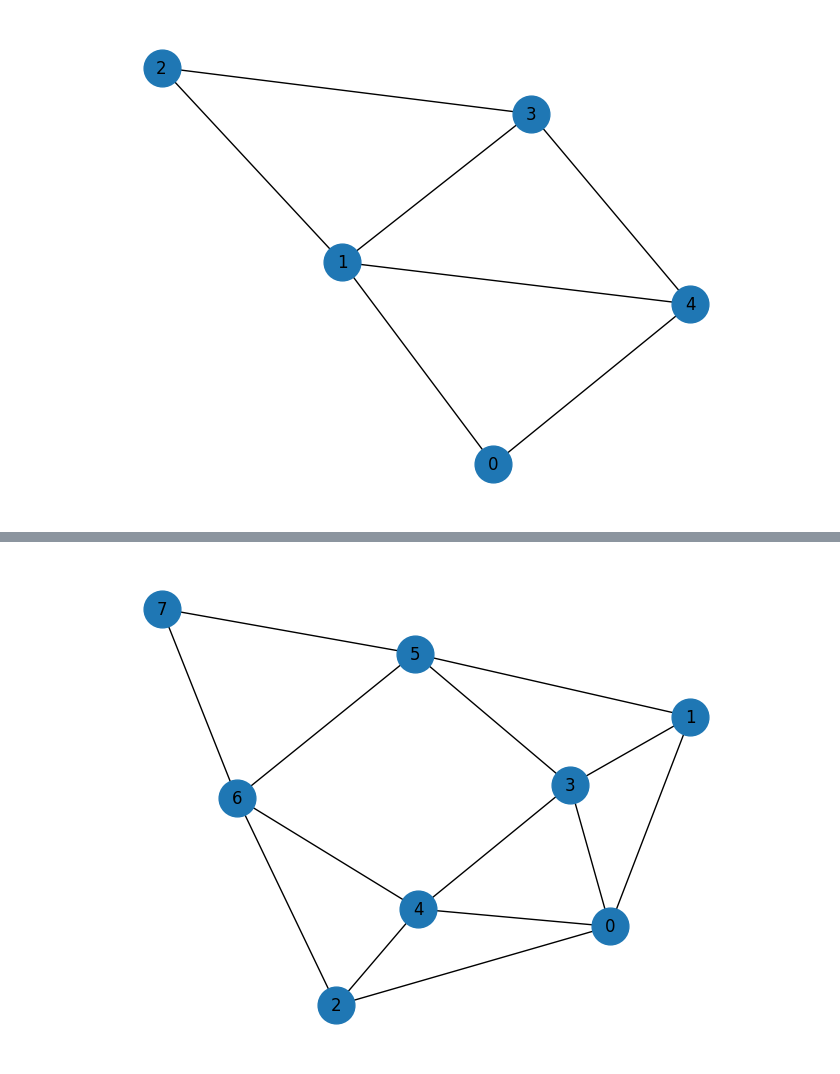
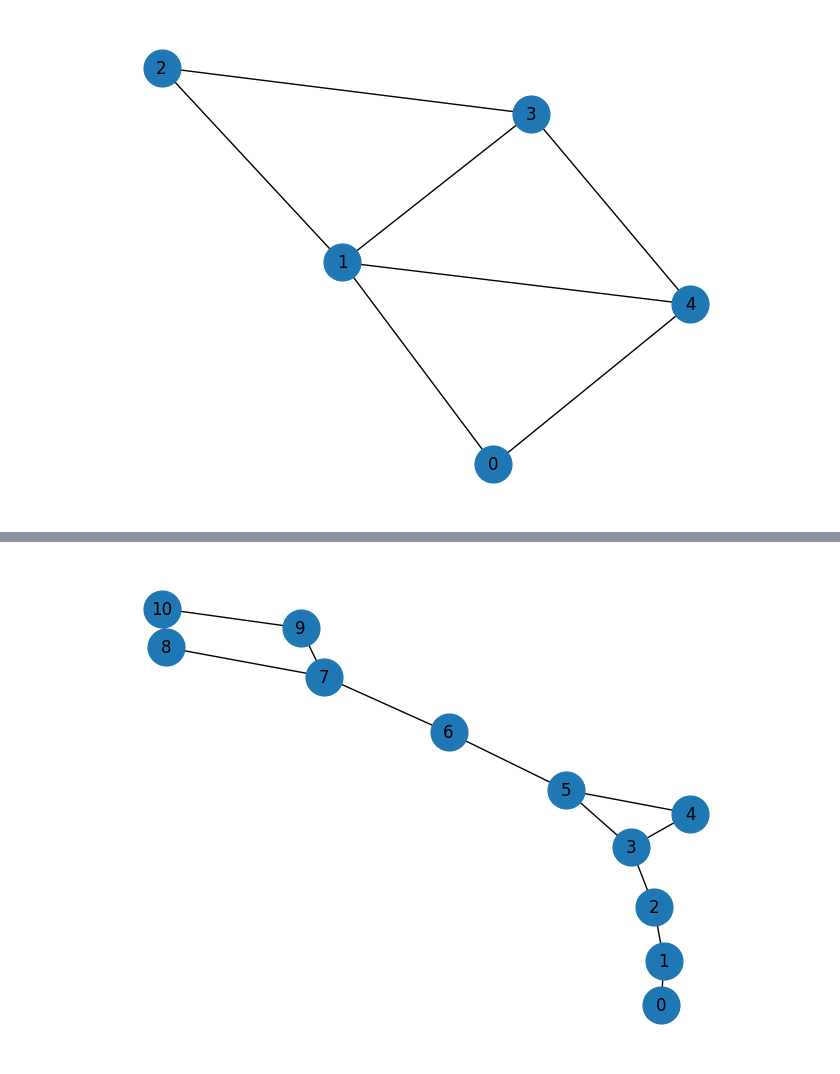
Before and after one commit to Khadijah-Trawally/QuantumGraphColoring, a Jupyter notebook: test_graph_coloring_hamiltonian.ipynb, the cells around one changed output, grey strips where cells are left out. Drawn from its saved outputs; the diff is of its cells as text; code cells hidden in the pictures.

```diff
--- a/test_graph_coloring_hamiltonian.ipynb
+++ b/test_graph_coloring_hamiltonian.ipynb
@@ -484,14 +498,11 @@ bit strings values of sigma_z at each site: [1. 0. 0. 1. 0.]
-# %%
-if __name__ == '__main__':
-
-  N = 8
-  C = 3
-
-  edges= [(0, 1), (0, 2),(3,  0),(0, 4), (1, 3),(1, 5), (2, 4),(2, 6), (3, 4), (3 , 5),  (4, 6), (5, 6),(5, 7), (6, 7)]
-
-
-
-  graph_com =draw_graph(N, edges)
-# %% [output]
-[figure, removed]
+# %%
+edgesList= [(0, 1), (1, 2), (2, 3), (3, 4), (3, 5),
+            (4, 5), (5, 6), (6, 7),  (6, 7), (7, 8),
+             (7, 8), (7, 9), (8, 10), (9, 10)]
+N = 11
+C= 3
+
+graph_list =draw_graph(N, edgesList)
+# %% [output]
+[figure, added]
 # %%
```
Also changed, not shown: parts of 10 cells of this notebook.
